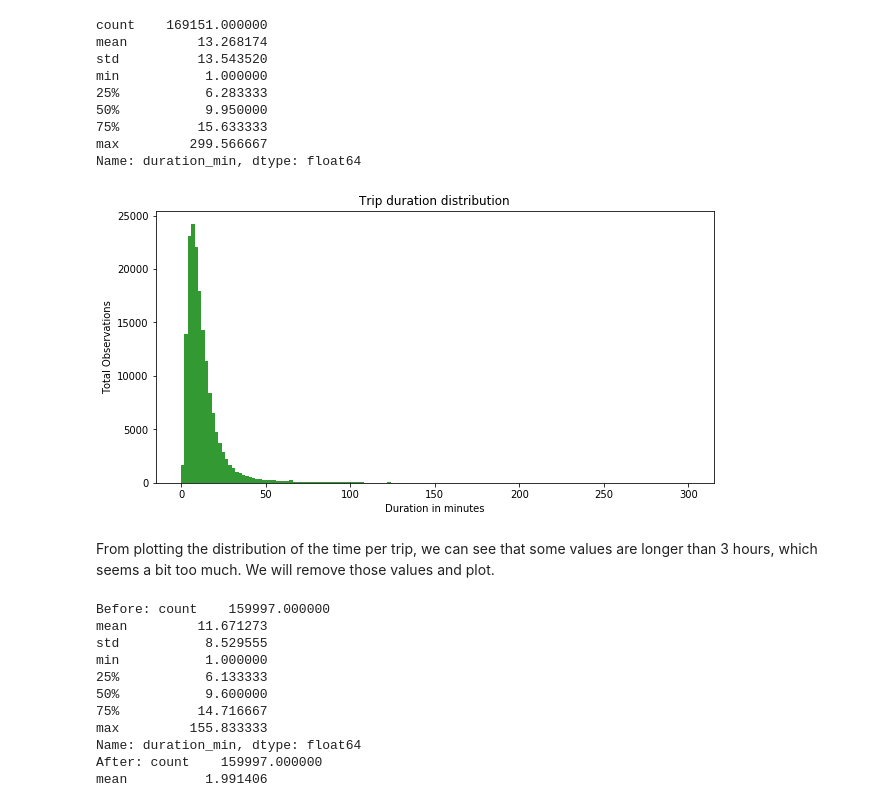
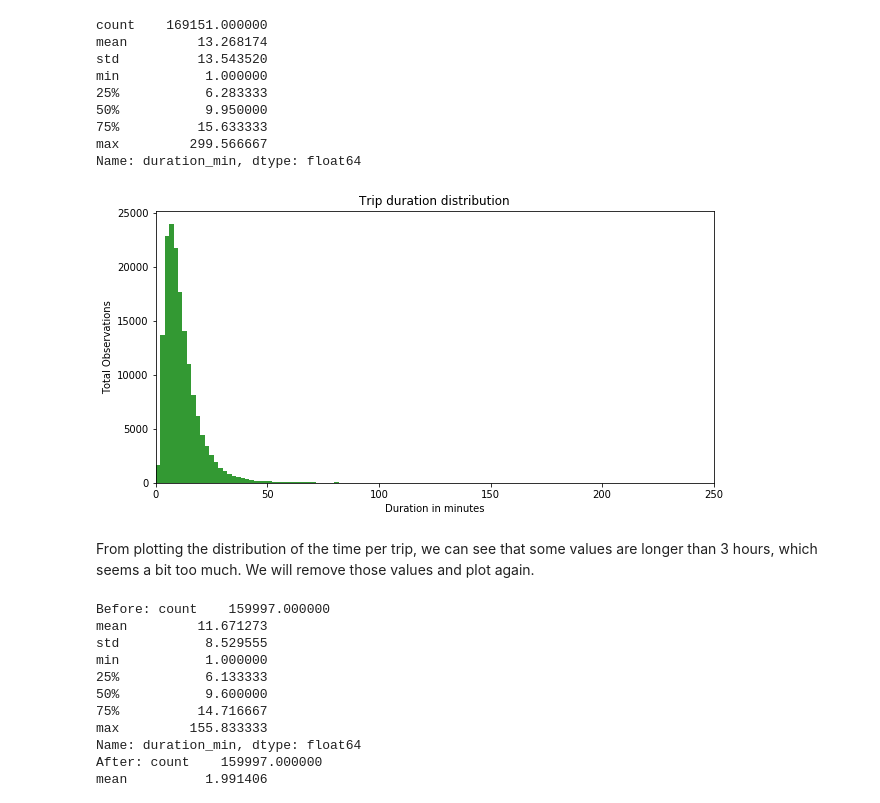
Before and after one commit to eduardopd/udacity-data-analysis-data-visualization, a Jupyter notebook: bay-wheels.ipynb, the cells around one changed output. Cells and saved outputs as stored; diff of their text form; code cells hidden in the pictures.

```diff
--- a/bay-wheels.ipynb
+++ b/bay-wheels.ipynb
@@ -412,22 +395,23 @@ Name: duration_min, dtype: float64
 # %%
 # Verify how the time in minutes is distributed
 
 binsize = 2
 bins = np.arange(0, df_clean_eda['duration_min'].max()+binsize, binsize)
 
 def graph():
     plt.hist(data = df_clean_eda, alpha=0.8, facecolor='g', x = 'duration_min', bins = bins)
 
 plt.figure(figsize=[10,5])
 plt.title('Trip duration distribution')
 plt.ylabel('Total Observations')
 plt.xlabel('Duration in minutes')
+plt.xlim([0, 250])
 
 plt.show(graph());
 # %% [output]
-[figure, old version]
+[figure, new version]
 # %% [markdown]
-From plotting the distribution of the time per trip, we can see that some values are longer than 3 hours, which seems a bit too much. We will remove those values and plot.
+From plotting the distribution of the time per trip, we can see that some values are longer than 3 hours, which seems a bit too much. We will remove those values and plot again.
 # %%
 # Remove duration over 3 hours or 160 minutes.
 
```
Also changed, not shown: parts of 38 cells of this notebook.
